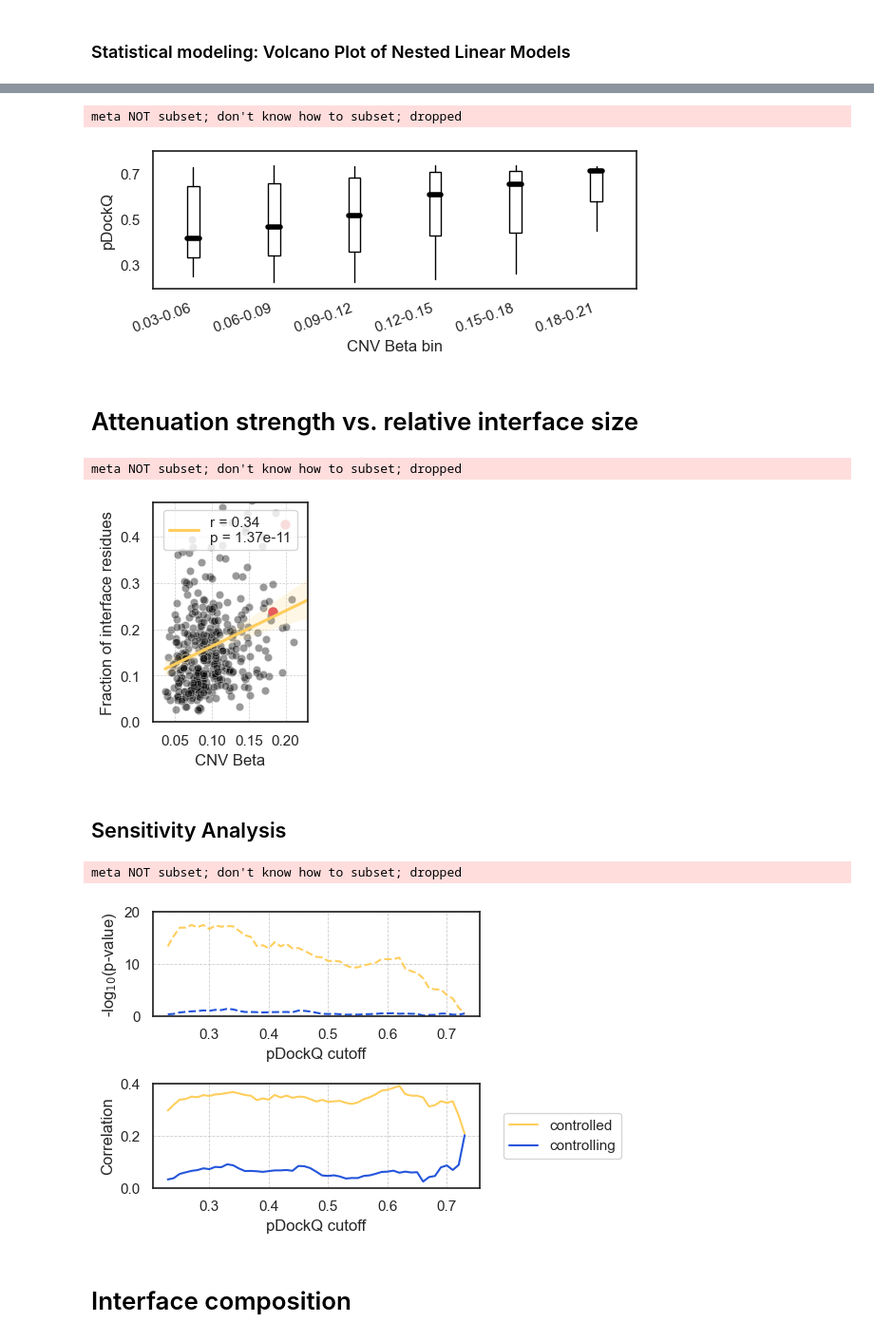
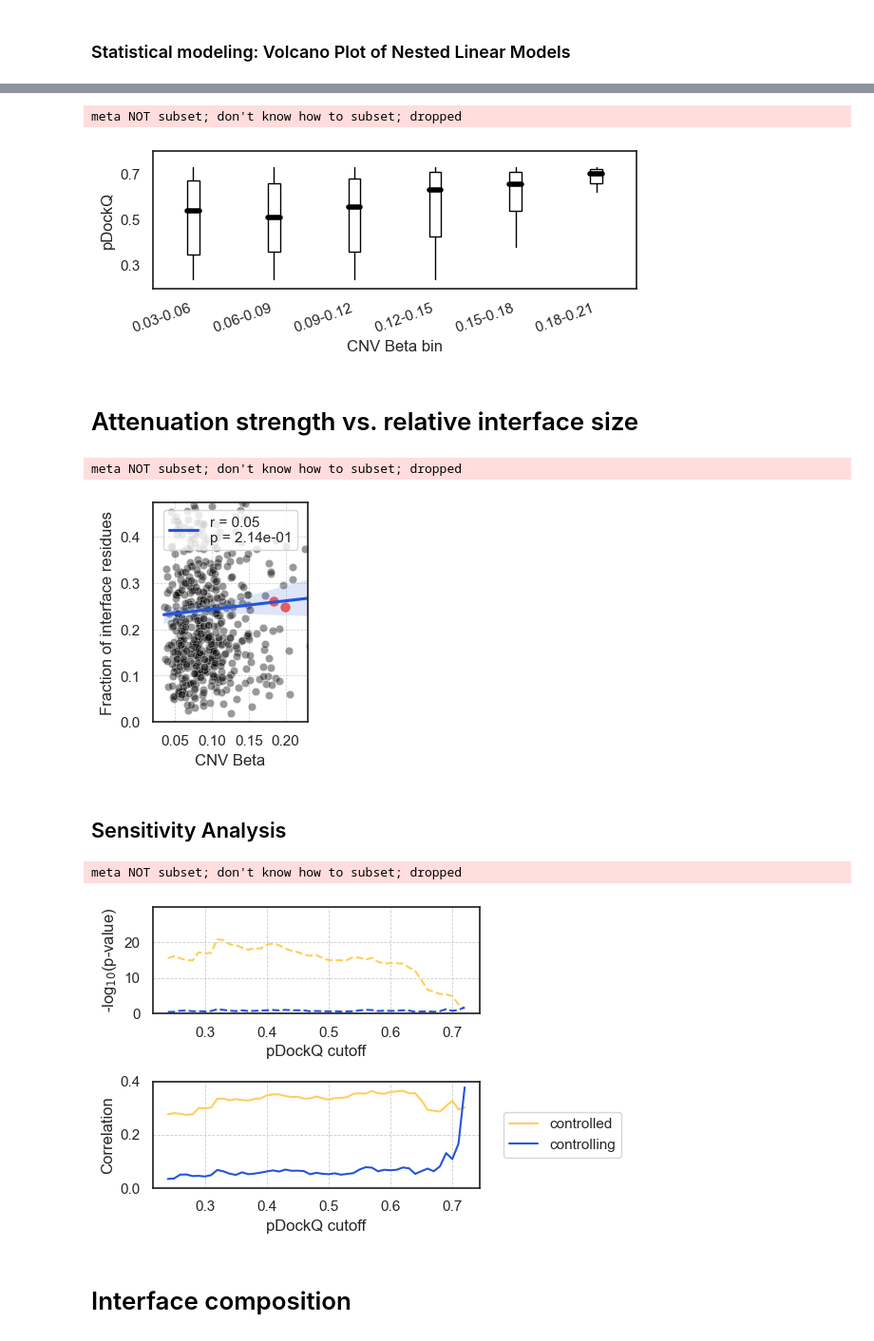
Before and after one commit to marcmuellerETHZ/somatic_mutations_protein_abundance, a Jupyter notebook: data_viz.ipynb, the cells around one changed output, grey strips where cells are left out. Shown: that part at 95% size. Drawn from its saved outputs; the diff is of its cells as text; code cells hidden in the pictures.

```diff
--- a/data_viz.ipynb
+++ b/data_viz.ipynb
@@ -44,7 +44,7 @@ sns.set_palette('Paired')
 # %% [markdown]
 # Data
 # %%
-folder_name = "data_processing_240523_1708"
+folder_name = "data_processing_240524_1525"
 
 # figures will also be saved here in a subfolder
 full_path = os.path.join("data_computed", folder_name)
@@ -57,3 +57,6 @@ dat_lrt = pd.read_csv(os.path.join(full_path, "lrt.txt"), sep="\t")
 dat_vep_omics = pd.read_csv(os.path.join(full_path, "vep_omics.txt"), sep="\t")
 dat_omics_mt = pd.read_csv(os.path.join(full_path, "omics_mt.txt"), sep="\t")
 df_batch_counts = pd.read_csv(os.path.join(full_path, "batch_counts.txt"), sep="\t")
+# %%
+dat_lrt = dat_lrt.dropna(subset=['residues_A', 'residues_B'])
+#dat_lrt = dat_lrt[(dat_lrt['NumRes_A']>10)&(dat_lrt['NumRes_B']>10)]
@@ -499,7 +527,7 @@ plt.savefig(figure_path, dpi=300, transparent=True)
 plt.show()
 # %% [output]
 meta NOT subset; don't know how to subset; dropped
-[figure, old version]
+[figure, new version]
 # %% [markdown]
 # Attenuation strength vs. relative interface size
 # %%
@@ -509,7 +537,7 @@ dat_lrt_copy = dat_lrt.copy()
 
 #-------------------------------------------------------- PARAMETER --------------------------------------------------------#
 ixn_score = 'frac_A'
-#ixn_score = 'frac_B'
+ixn_score = 'frac_B'
 min_pdockq = 0.5
 min_cnv_beta = 0
 #---------------------------------------------------------------------------------------------------------------------------#
@@ -592,7 +620,7 @@ plt.savefig(figure_path, dpi=300, transparent=True, bbox_inches='tight')
 plt.show()
 # %% [output]
 meta NOT subset; don't know how to subset; dropped
-[figure, old version]
+[figure, new version]
 # %%
 # For supplementary table: Export positive/significant interaction pairs
 dat_lrt_copy = dat_lrt.copy()
@@ -681,7 +709,7 @@ axs[0].grid(True, which="both", linestyle='--', linewidth=0.6)
 
 # Set y-tick labels
 axs[0].set_yticks([0, 10, 20])
-axs[0].set_ylim(0, 20)
+axs[0].set_ylim(0, 30)
 
 # Add title and labels
 axs[0].set_xlabel("pDockQ cutoff")
@@ -690,34 +718,34 @@ axs[0].set_ylabel("-log$_{\mathrm{10}}$(p-value)")
 # Create the second line plot for correlation
 sns.lineplot(data=dat_plot, x="pdockq_min", y="correlation", hue="Subunit",
              palette=palette, ax=axs[1])
 
 # Move the legend to outside of the plot on the right
 axs[1].legend(bbox_to_anchor=(1.05, 0.5), loc='center left')
 
 # Add grid lines
 axs[1].grid(True, which="both", linestyle='--', linewidth=0.6)
 
 axs[1].set_yticks([0, 0.2, 0.4])
 axs[1].set_ylim(0, 0.4)
 
 # Add red horizontal line at y=0
 #axs[1].axhline(0, color='black', linestyle="--")
 
 # Add title and labels
 axs[1].set_xlabel("pDockQ cutoff")
 axs[1].set_ylabel("Correlation")
 
 # Figure export
 plt.tight_layout()
 plt.rcParams['pdf.fonttype'] = 42
 plt.rcParams['svg.fonttype'] = 'none'
 figure_path = os.path.join(full_path_figures, f"frac_sensitiviy_analysis.pdf")
 plt.savefig(figure_path, dpi=300, transparent=True, bbox_inches='tight')
 
 plt.show()
 # %% [output]
 meta NOT subset; don't know how to subset; dropped
-[figure, old version]
+[figure, new version]
 # %% [markdown]
 # Interface composition
 # %%
```
Also changed, not shown: parts of 18 cells of this notebook, 1 other file.
